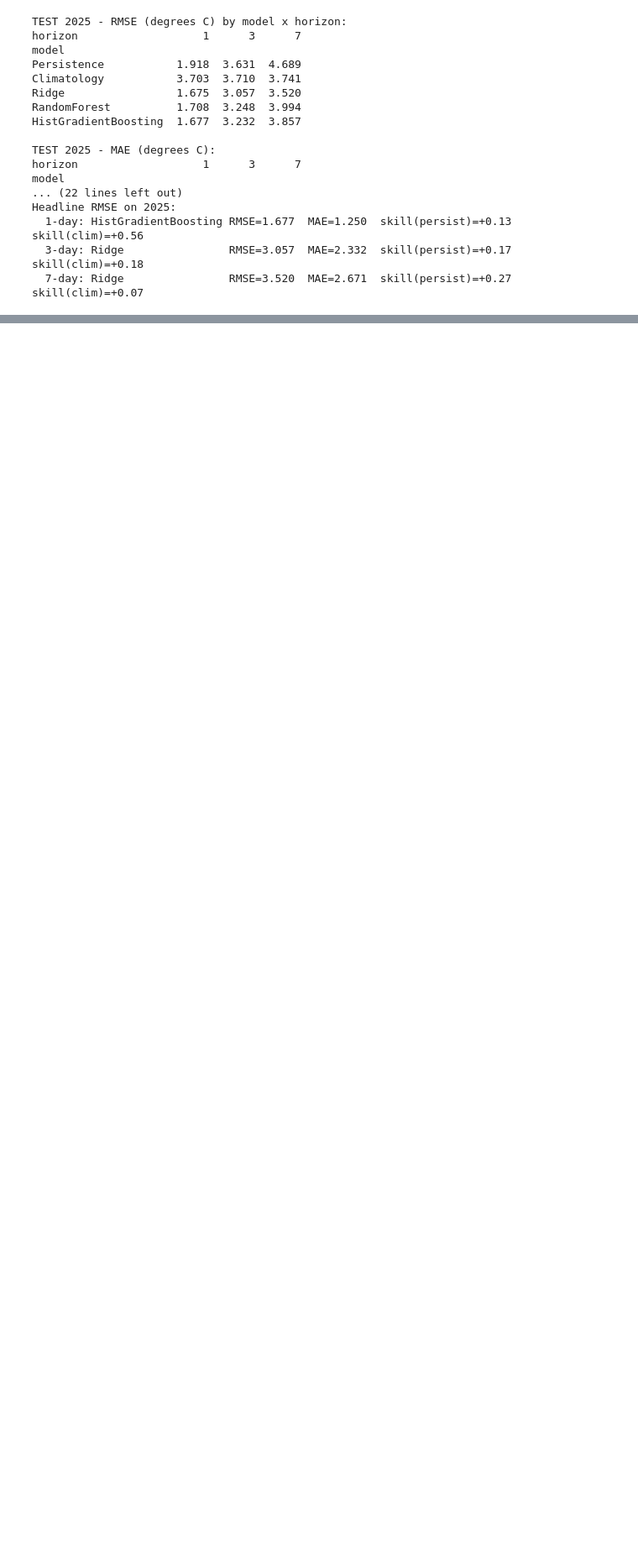
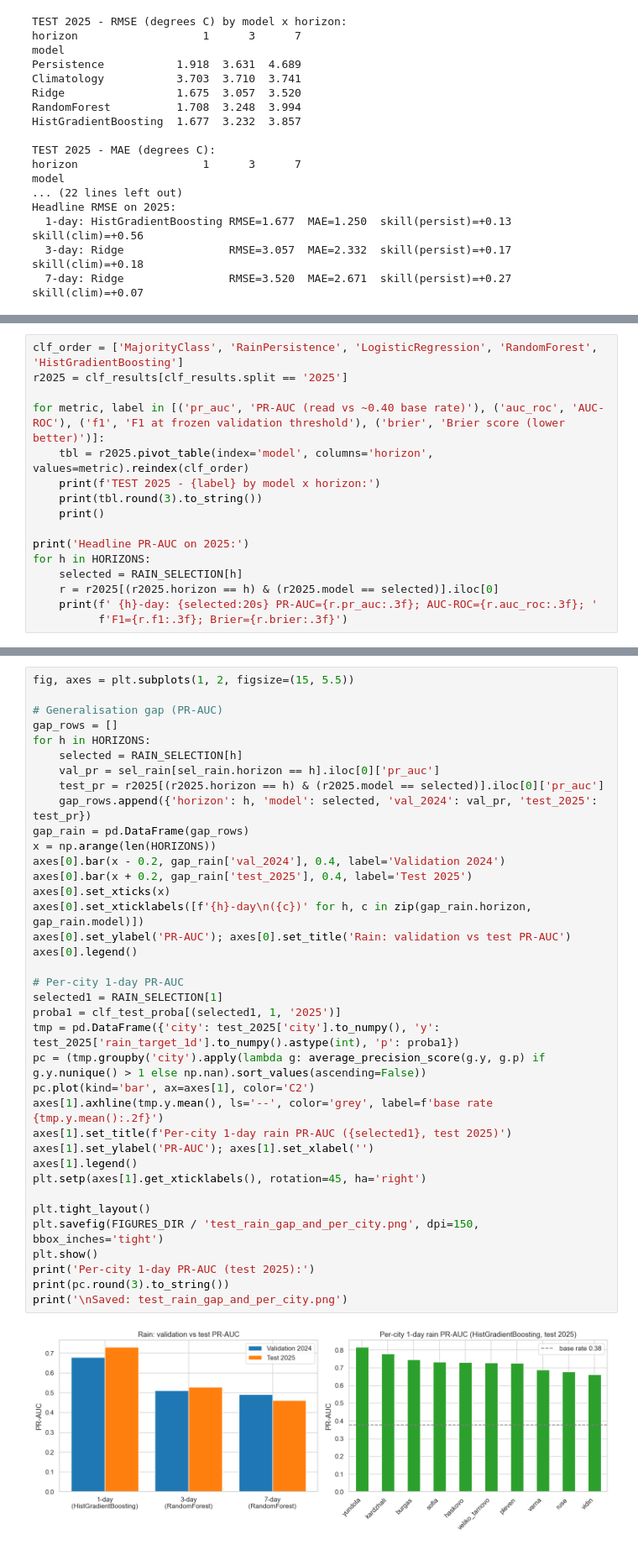
Before and after one commit to crystal-wolfer/AI-ML26-C03-weather-forecasting, a Jupyter notebook: notebooks/04_results.ipynb, the cells around one changed output, grey strips where cells are left out. Shown at 84% size. Cells and saved outputs as stored; diff of their text form; blank space fills up the shorter version.

```diff
--- a/notebooks/04_results.ipynb
+++ b/notebooks/04_results.ipynb
@@ -341,0 +570,16 @@ At 1-day, all three models beat both baselines: Ridge and HistGradientBoosting a
+# %%
+clf_order = ['MajorityClass', 'RainPersistence', 'LogisticRegression', 'RandomForest', 'HistGradientBoosting']
+r2025 = clf_results[clf_results.split == '2025']
+
+for metric, label in [('pr_auc', 'PR-AUC (read vs ~0.40 base rate)'), ('auc_roc', 'AUC-ROC'), ('f1', 'F1 at frozen validation threshold'), ('brier', 'Brier score (lower better)')]:
+    tbl = r2025.pivot_table(index='model', columns='horizon', values=metric).reindex(clf_order)
+    print(f'TEST 2025 - {label} by model x horizon:')
+    print(tbl.round(3).to_string())
+    print()
+
+print('Headline PR-AUC on 2025:')
+for h in HORIZONS:
+    selected = RAIN_SELECTION[h]
+    r = r2025[(r2025.horizon == h) & (r2025.model == selected)].iloc[0]
+    print(f' {h}-day: {selected:20s} PR-AUC={r.pr_auc:.3f}; AUC-ROC={r.auc_roc:.3f}; '
+          f'F1={r.f1:.3f}; Brier={r.brier:.3f}')
@@ -341,0 +608,39 @@ At 1-day, all three models beat both baselines: Ridge and HistGradientBoosting a
+# %%
+fig, axes = plt.subplots(1, 2, figsize=(15, 5.5))
+
+# Generalisation gap (PR-AUC)
+gap_rows = []
+for h in HORIZONS:
+    selected = RAIN_SELECTION[h]
+    val_pr = sel_rain[sel_rain.horizon == h].iloc[0]['pr_auc']
+    test_pr = r2025[(r2025.horizon == h) & (r2025.model == selected)].iloc[0]['pr_auc']
+    gap_rows.append({'horizon': h, 'model': selected, 'val_2024': val_pr, 'test_2025': test_pr})
+gap_rain = pd.DataFrame(gap_rows)
+x = np.arange(len(HORIZONS))
+axes[0].bar(x - 0.2, gap_rain['val_2024'], 0.4, label='Validation 2024')
+axes[0].bar(x + 0.2, gap_rain['test_2025'], 0.4, label='Test 2025')
+axes[0].set_xticks(x)
+axes[0].set_xticklabels([f'{h}-day\n({c})' for h, c in zip(gap_rain.horizon, gap_rain.model)])
+axes[0].set_ylabel('PR-AUC'); axes[0].set_title('Rain: validation vs test PR-AUC')
+axes[0].legend()
+
+# Per-city 1-day PR-AUC
+selected1 = RAIN_SELECTION[1]
+proba1 = clf_test_proba[(selected1, 1, '2025')]
+tmp = pd.DataFrame({'city': test_2025['city'].to_numpy(), 'y': test_2025['rain_target_1d'].to_numpy().astype(int), 'p': proba1})
+pc = (tmp.groupby('city').apply(lambda g: average_precision_score(g.y, g.p) if g.y.nunique() > 1 else np.nan).sort_values(ascending=False))
+pc.plot(kind='bar', ax=axes[1], color='C2')
+axes[1].axhline(tmp.y.mean(), ls='--', color='grey', label=f'base rate {tmp.y.mean():.2f}')
+axes[1].set_title(f'Per-city 1-day rain PR-AUC ({selected1}, test 2025)')
+axes[1].set_ylabel('PR-AUC'); axes[1].set_xlabel('')
+axes[1].legend()
+plt.setp(axes[1].get_xticklabels(), rotation=45, ha='right')
+
+plt.tight_layout()
+plt.savefig(FIGURES_DIR / 'test_rain_gap_and_per_city.png', dpi=150, bbox_inches='tight')
+plt.show()
+print('Per-city 1-day PR-AUC (test 2025):')
+print(pc.round(3).to_string())
+print('\nSaved: test_rain_gap_and_per_city.png')
+# %% [output]
+[figure, added]
```
Also changed, not shown: parts of 26 cells of this notebook, 14 other files.
